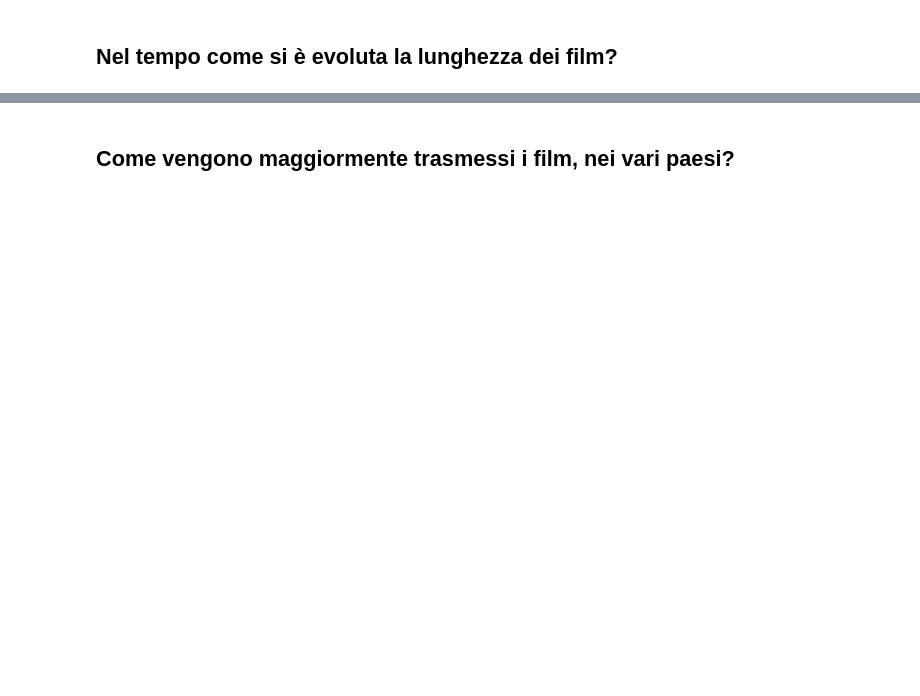
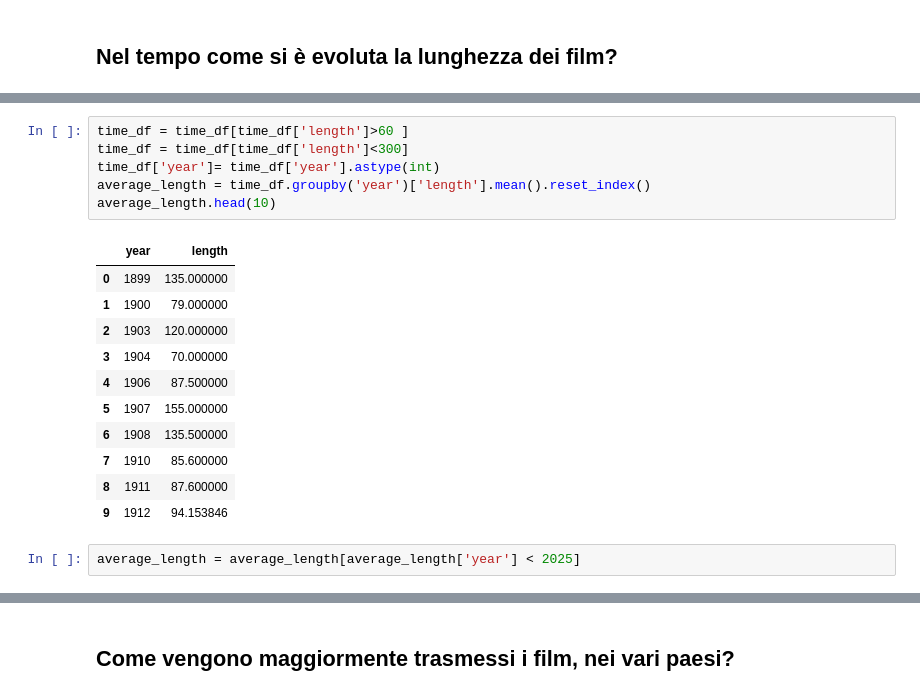
Before and after one commit to RasoFederico/ProgettoIUM-TWEB, a Jupyter notebook: Progetto_IUM/ProgettoIUM.ipynb, the cells around one changed output, grey strips where cells are left out. Drawn from its saved outputs; the diff is of its cells as text; blank space fills up the shorter version.

```diff
--- a/Progetto_IUM/ProgettoIUM.ipynb
+++ b/Progetto_IUM/ProgettoIUM.ipynb
@@ -198,0 +306,20 @@ plt.show()
+# %%
+time_df = time_df[time_df['length']>60 ]
+time_df = time_df[time_df['length']<300]
+time_df['year']= time_df['year'].astype(int)
+average_length = time_df.groupby('year')['length'].mean().reset_index()
+average_length.head(10)
+# %% [output]
+|  | year | length |
+| 0 | 1899 | 135.000000 |
+| 1 | 1900 | 79.000000 |
+| 2 | 1903 | 120.000000 |
+| 3 | 1904 | 70.000000 |
+| 4 | 1906 | 87.500000 |
+| 5 | 1907 | 155.000000 |
+| 6 | 1908 | 135.500000 |
+| 7 | 1910 | 85.600000 |
+| 8 | 1911 | 87.600000 |
+| 9 | 1912 | 94.153846 |
+# %%
+average_length = average_length[average_length['year'] < 2025]
```
Also changed, not shown: parts of 21 cells of this notebook.
